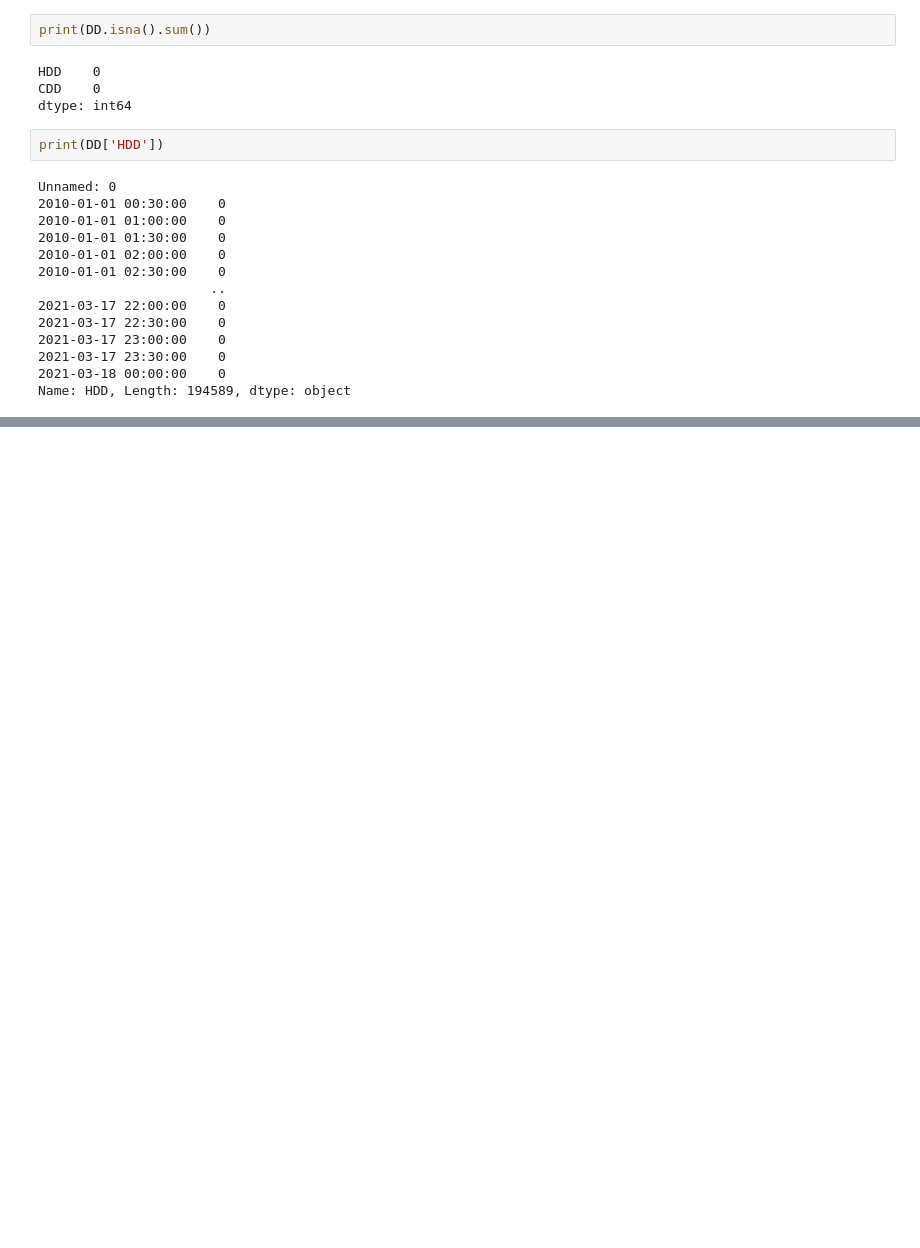
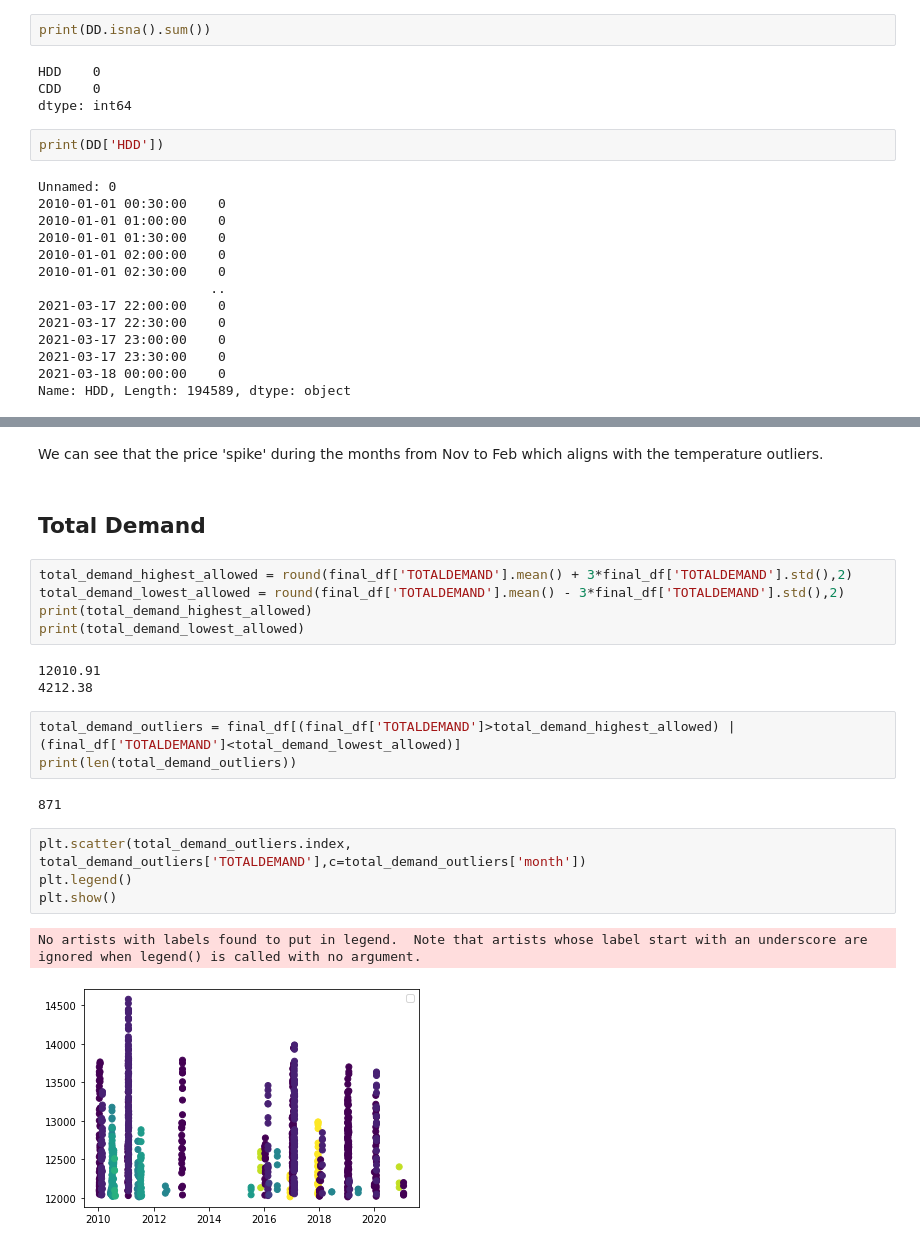
Before and after one commit to mkingopng/electricity_demand_forecasting, a Jupyter notebook: src/NS_Test.ipynb, the cells around one changed output, grey strips where cells are left out. Saved outputs shown, nothing was run; the diff lists cells and outputs as text; blank space fills up the shorter version.

```diff
--- a/src/NS_Test.ipynb
+++ b/src/NS_Test.ipynb
@@ -431,0 +504,24 @@ No artists with labels found to put in legend.  Note that artists whose label st
+# %% [markdown]
+We can see that the price 'spike' during the months from Nov to Feb which aligns with the temperature outliers.
+# %% [markdown]
+## Total Demand
+# %%
+total_demand_highest_allowed = round(final_df['TOTALDEMAND'].mean() + 3*final_df['TOTALDEMAND'].std(),2)
+total_demand_lowest_allowed = round(final_df['TOTALDEMAND'].mean() - 3*final_df['TOTALDEMAND'].std(),2)
+print(total_demand_highest_allowed)
+print(total_demand_lowest_allowed)
+# %% [output]
+12010.91
+4212.38
+# %%
+total_demand_outliers = final_df[(final_df['TOTALDEMAND']>total_demand_highest_allowed) | (final_df['TOTALDEMAND']<total_demand_lowest_allowed)]
+print(len(total_demand_outliers))
+# %% [output]
+871
+# %%
+plt.scatter(total_demand_outliers.index, total_demand_outliers['TOTALDEMAND'],c=total_demand_outliers['month'])
+plt.legend()
+plt.show()
+# %% [output]
+No artists with labels found to put in legend.  Note that artists whose label start with an underscore are ignored when legend() is called with no argument.
+[figure, added]
```
Also changed, not shown: parts of 48 cells of this notebook.
